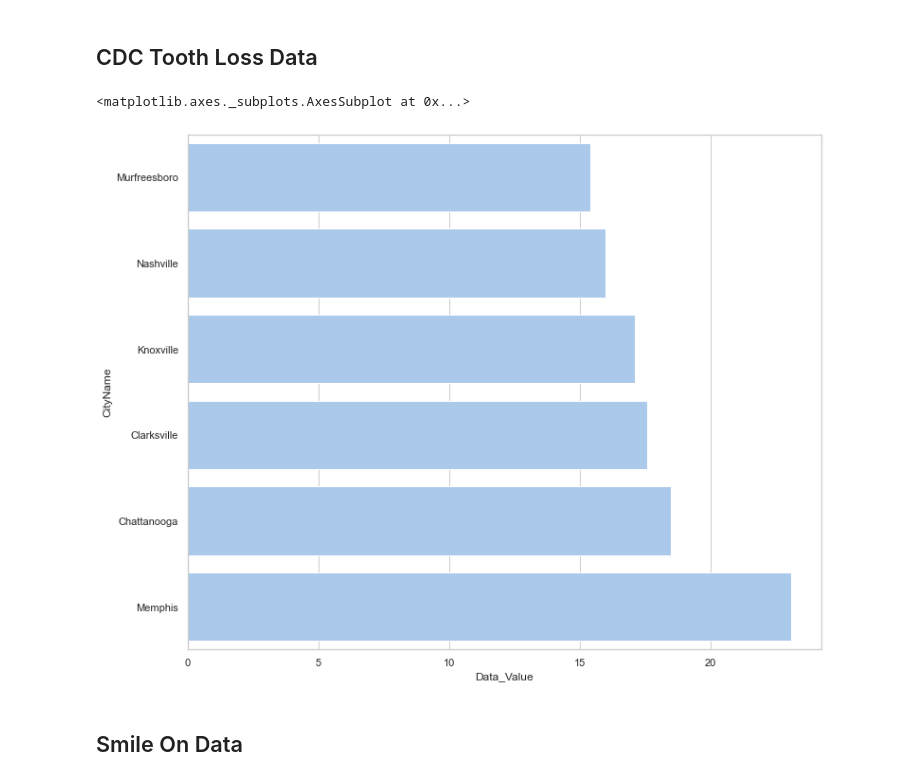
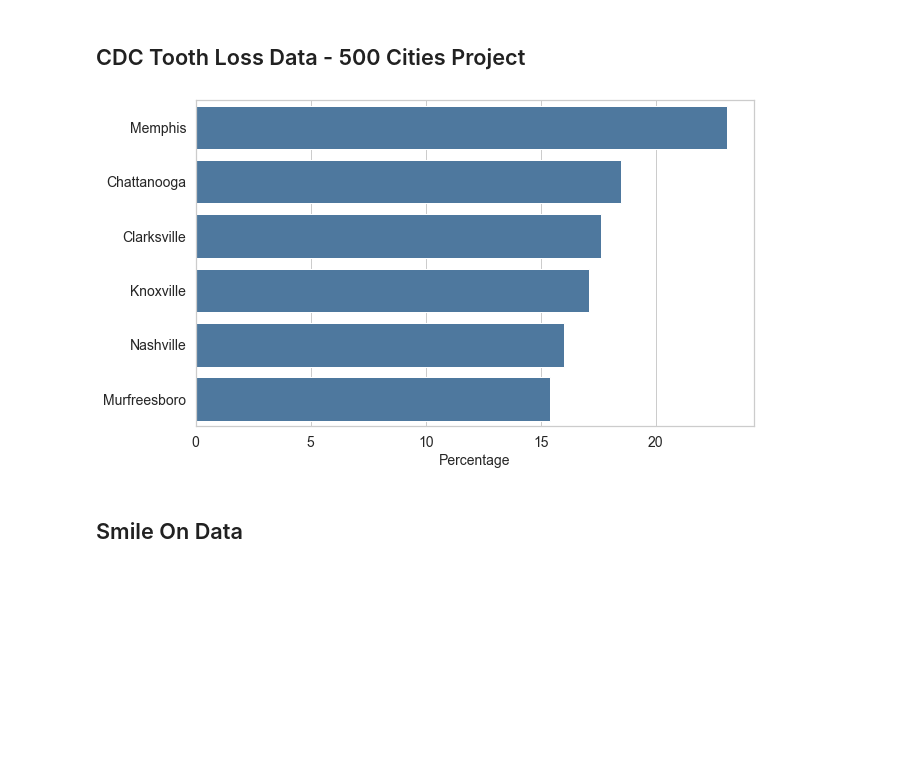
Before and after one commit to bsfcs/smile-on-aquaman, a Jupyter notebook: notebooks/Smile_on_project.ipynb, the cells around one changed output. Saved outputs shown, nothing was run; the diff lists cells and outputs as text; code cells hidden in the pictures; blank space fills up the shorter version.

Commit message:
markdowns in project notebook

```diff
--- a/notebooks/Smile_on_project.ipynb
+++ b/notebooks/Smile_on_project.ipynb
@@ -13,5 +16,5 @@ city_info = pd.read_csv('../data/500_Cities__Local_Data_for_Better_Health__2019_
 apc = pd.read_excel('../data/2020_October_Web_Addendum_B.10212020.xlsx', skiprows = 2)
 hcpcs = pd.read_excel('../data/2020_October_Web_Addendum_A.10212020.xlsx', skiprows = 1)
 # %% [markdown]
-## CDC Tooth Loss Data
+## CDC Tooth Loss Data - 500 Cities Project
 # %%
@@ -18,18 +22,22 @@ hcpcs = pd.read_excel('../data/2020_October_Web_Addendum_A.10212020.xlsx', skipr
 city_info_tn = city_info[city_info['StateAbbr'] == 'TN']
 city_info_tn_teeth_loss = city_info_tn[(city_info_tn['Measure'] == 'All teeth lost among adults aged >=65 Years') & (city_info_tn['GeographicLevel'] == 'City') & (city_info_tn['DataValueTypeID'] == 'AgeAdjPrv')]
 # %%
+#
 tooth_loss_chart = city_info_tn_teeth_loss.iloc[:, 0:18].sort_values(by='CityName')
-tooth_loss_chart = tooth_loss_chart.sort_values(by='Data_Value')
+tooth_loss_chart = tooth_loss_chart.sort_values(by='Data_Value', ascending = False)
 # %%
 #Chart of major cities in TN - percentage of adults over 65 with all teeth loss
 sns.set(style="whitegrid")
-f, ax = plt.subplots(figsize=(12, 10))
-sns.set_color_codes("pastel")
+f, ax = plt.subplots(figsize=((10, 6)))
 sns.barplot(y="CityName", x="Data_Value", data=tooth_loss_chart,
-            label="Total", color="b")
+            label="Total", color='#4179AB') #47709D
+#ax.set_title('Percentage of Adults > 65 Years Old with Complete Tooth Loss', fontsize = 20)
+ax.set_xlabel('Percentage', fontsize = 14, fontfamily = 'Arial')
+ax.set_xticklabels([0, 5, 10, 15, 20], fontsize = 14, fontfamily = 'Arial')
+ax.set_ylabel('', fontsize=14)
+ax.set_yticklabels(tooth_loss_chart['CityName'], fontsize = 14, fontfamily='Arial');
 # %% [output]
-<matplotlib.axes._subplots.AxesSubplot at 0x...>
-[figure, old version]
+[figure, new version]
 # %% [markdown]
 ## Smile On Data
 # %%
```
Also changed, not shown: parts of 65 cells of this notebook.
